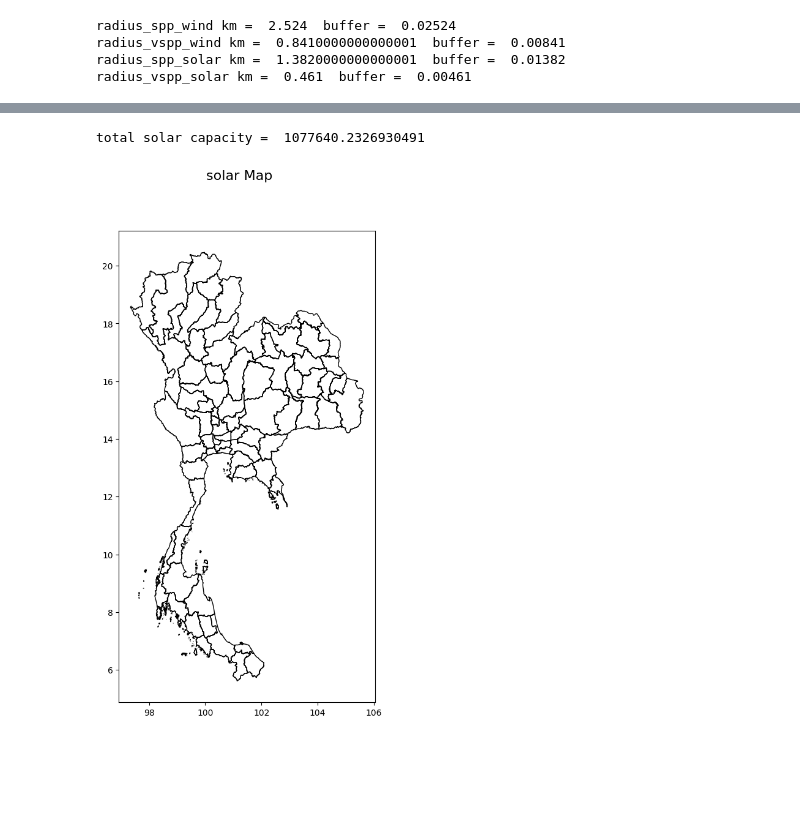
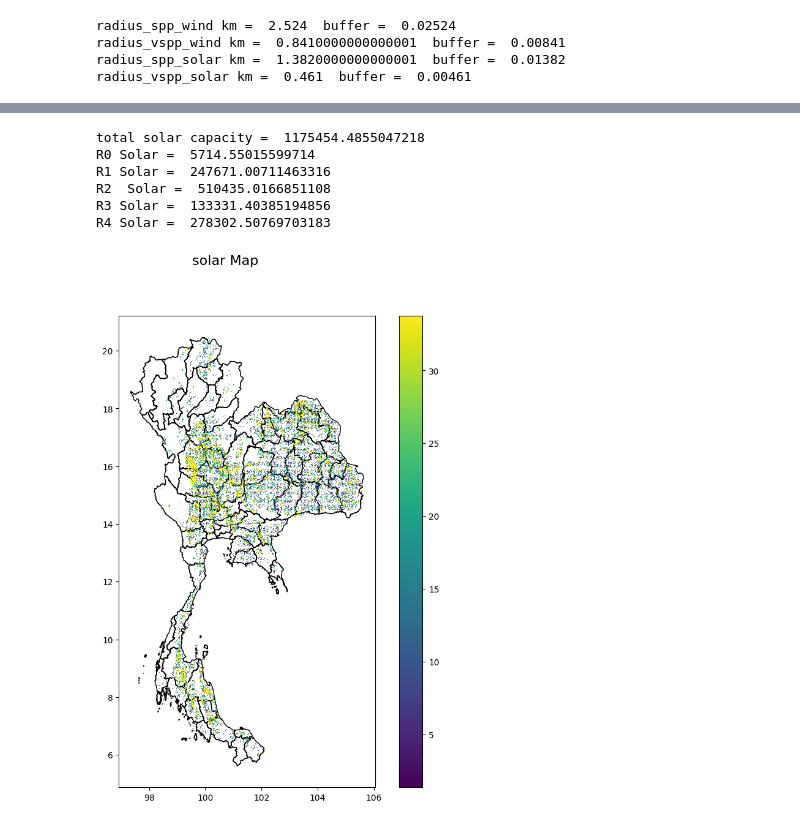
Before and after one commit to NarasetS/REPowerPlant_Siting, a Jupyter notebook: 13_SI_SitingPlant_SolarWind2_xarray.ipynb, the cells around one changed output, grey strips where cells are left out. Drawn from its saved outputs; the diff is of its cells as text; code cells hidden in the pictures; blank space fills up the shorter version.

```diff
--- a/13_SI_SitingPlant_SolarWind2_xarray.ipynb
+++ b/13_SI_SitingPlant_SolarWind2_xarray.ipynb
@@ -30,7 +30,7 @@ radius_vspp_wind km =  0.8410000000000001  buffer =  0.00841
 radius_spp_solar km =  1.3820000000000001  buffer =  0.01382
 radius_vspp_solar km =  0.461  buffer =  0.00461
 # %%
-scenario_SI = 2
+scenario_SI = 0
 
 xr_out = xr.open_dataset('Output\\xr_output_scenario_SI_' + str(scenario_SI) + '_.nc')
 print(xr_out)
@@ -151,15 +162,25 @@ total wind capacity =  11557.890264273177
 # %%
 print("total solar capacity = ", df_solar['cap_solar'].sum())
+print("R0 Solar = ",df_solar['cap_solar'].loc[df_solar['region'] == 'R0'].sum())
+print("R1 Solar = ",df_solar['cap_solar'].loc[df_solar['region'] == 'R1'].sum())
+print("R2 Solar = ",df_solar['cap_solar'].loc[df_solar['region'] == 'R2'].sum())
+print("R3 Solar = ",df_solar['cap_solar'].loc[df_solar['region'] == 'R3'].sum())
+print("R4 Solar = ",df_solar['cap_solar'].loc[df_solar['region'] == 'R4'].sum())
 
 fig, ax = plt.subplots(figsize=(10,10))
 
 fig.suptitle('solar Map', fontsize=16)
 try:
     thailandmap.plot(ax = ax, color='none', edgecolor = 'black', zorder = 0)
-    df_solar.plot(ax = ax,legend=True,zorder = 1,column = 'cap_SPP_solar')
+    df_solar.plot(ax = ax,legend=True,zorder = 1,column = 'cap_solar')
 except:
     None
 # %% [output]
-total solar capacity =  1077640.2326930491
+total solar capacity =  1175454.4855047218
+R0 Solar =  5714.55015599714
+R1 Solar =  247671.00711463316
+R2  Solar =  510435.0166851108
+R3 Solar =  133331.40385194856
+R4 Solar =  278302.50769703183
-[figure, old version]
+[figure, new version]
 # %%
```
Also changed, not shown: parts of 5 cells of this notebook, 2 other files.
